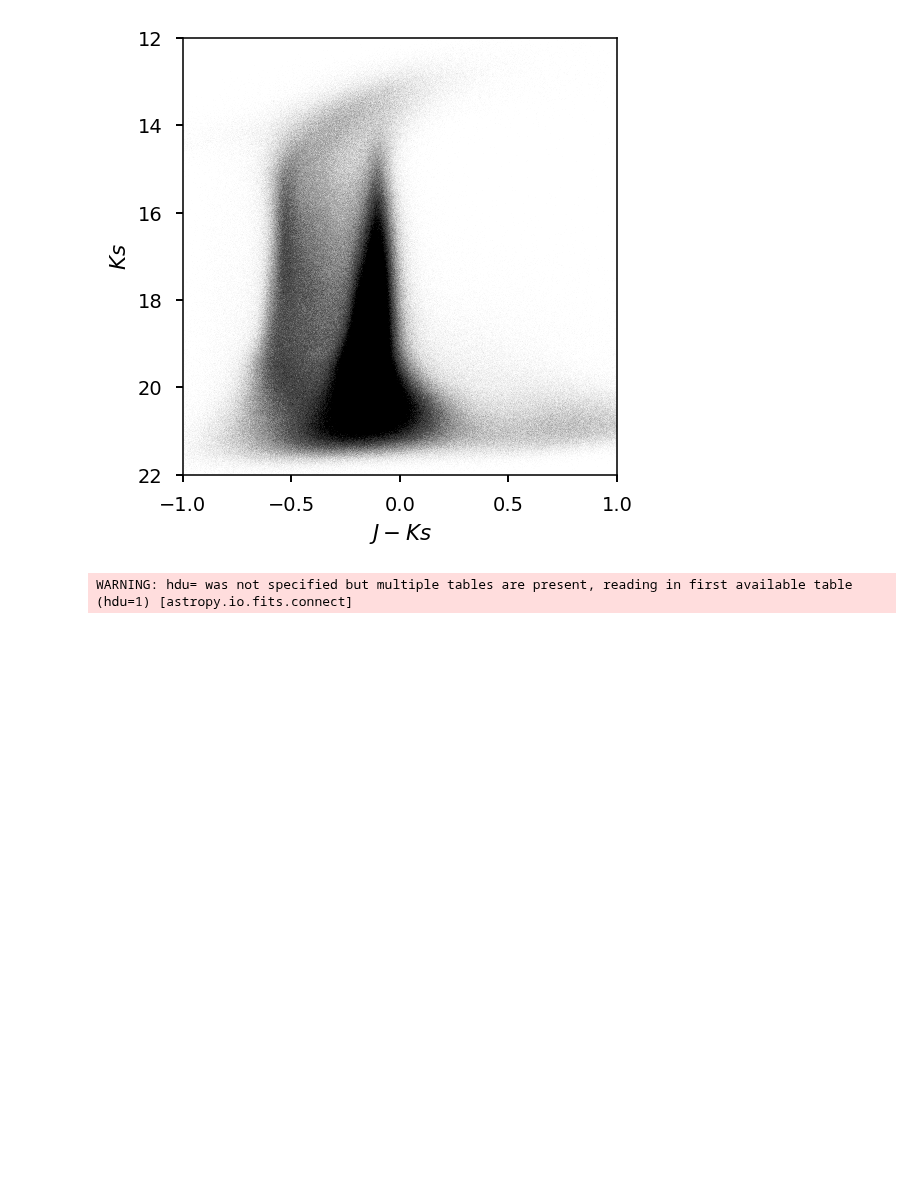
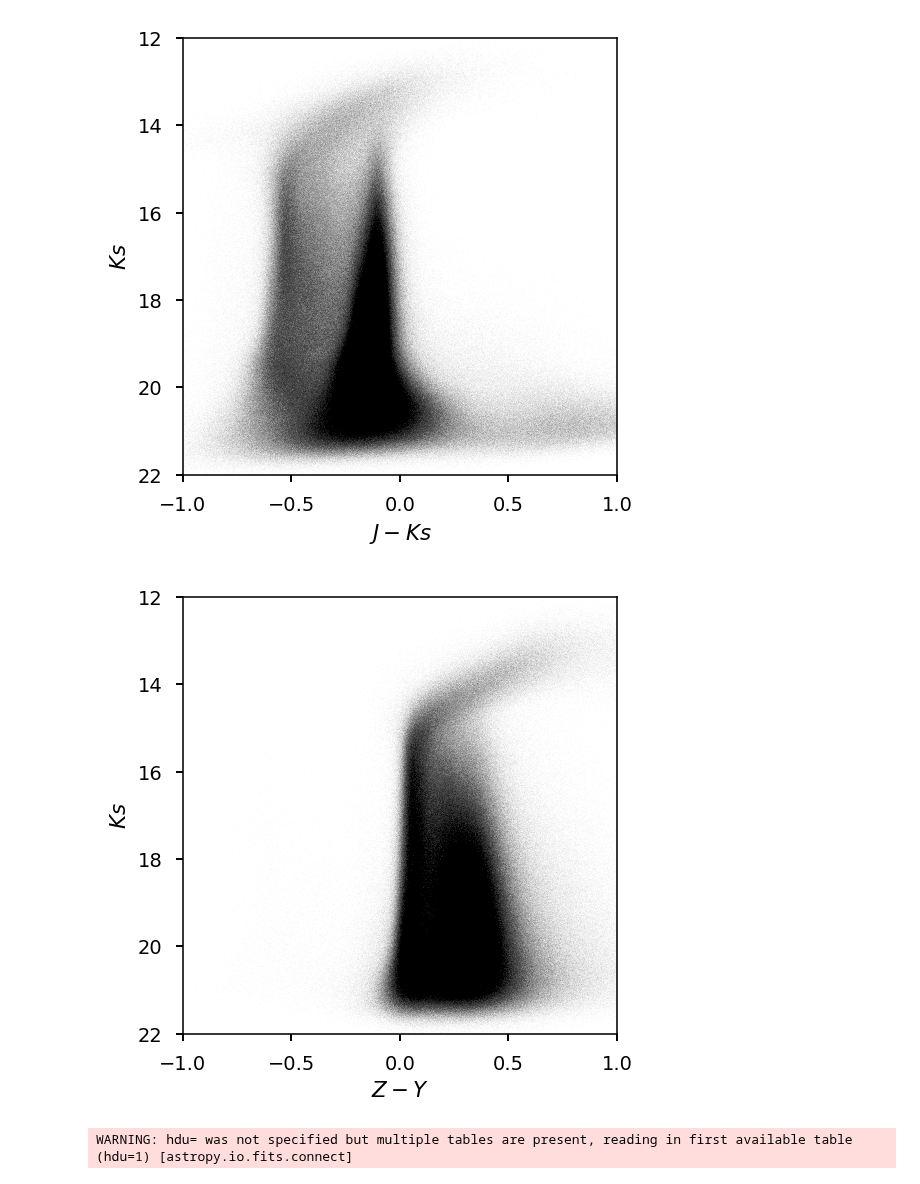
Before and after one commit to lsst-uk/lsst-ir-fusion, a Jupyter notebook: dmu2/6_Make_ref_cats-VIKING.ipynb, the cells around one changed output. Saved outputs shown, nothing was run; the diff lists cells and outputs as text; code cells hidden in the pictures; blank space fills up the shorter version.

```diff
--- a/dmu2/6_Make_ref_cats-VIKING.ipynb
+++ b/dmu2/6_Make_ref_cats-VIKING.ipynb
@@ -326,6 +320,22 @@ plt.subplots_adjust(left=0.125, bottom=0.1)
 plt.show()
 # %% [output]
 [figure]
+# %%
+#selected = v_flux['f_vista_y'] / v_flux['ferr_vista_y'] > 5
+#selected &= v_flux['f_vista_ks'] / v_flux['ferr_vista_ks'] > 5
+plt.style.use('seaborn-notebook')
+plt.figure(1, figsize=(4, 4), dpi=140)
+plt.scatter(v_flux['viking_m_ap_vista_z2'] - v_flux['viking_m_ap_vista_y2'],
+            v_flux['viking_m_ap_vista_ks'],
+            edgecolors='None', s=0.005, c='k', rasterized=True)
+plt.xlim(-1, 1)
+plt.ylim(22, 12)
+plt.xlabel('$Z-Y$')
+plt.ylabel('$Ks$')
+plt.subplots_adjust(left=0.125, bottom=0.1)
+plt.show()
+# %% [output]
+[figure, added]
 # %%
 import logging
 LOGGER = logging.getLogger(__name__)
```
Also changed, not shown: parts of 5 cells of this notebook, 5 other files.
